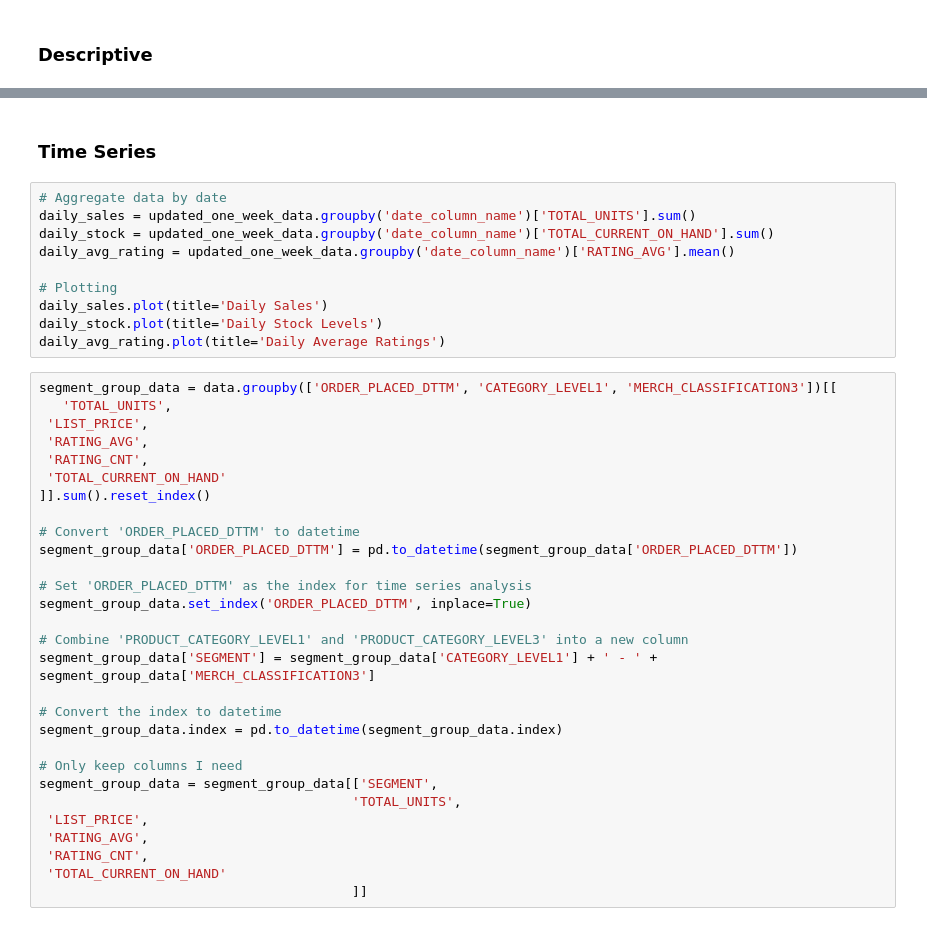
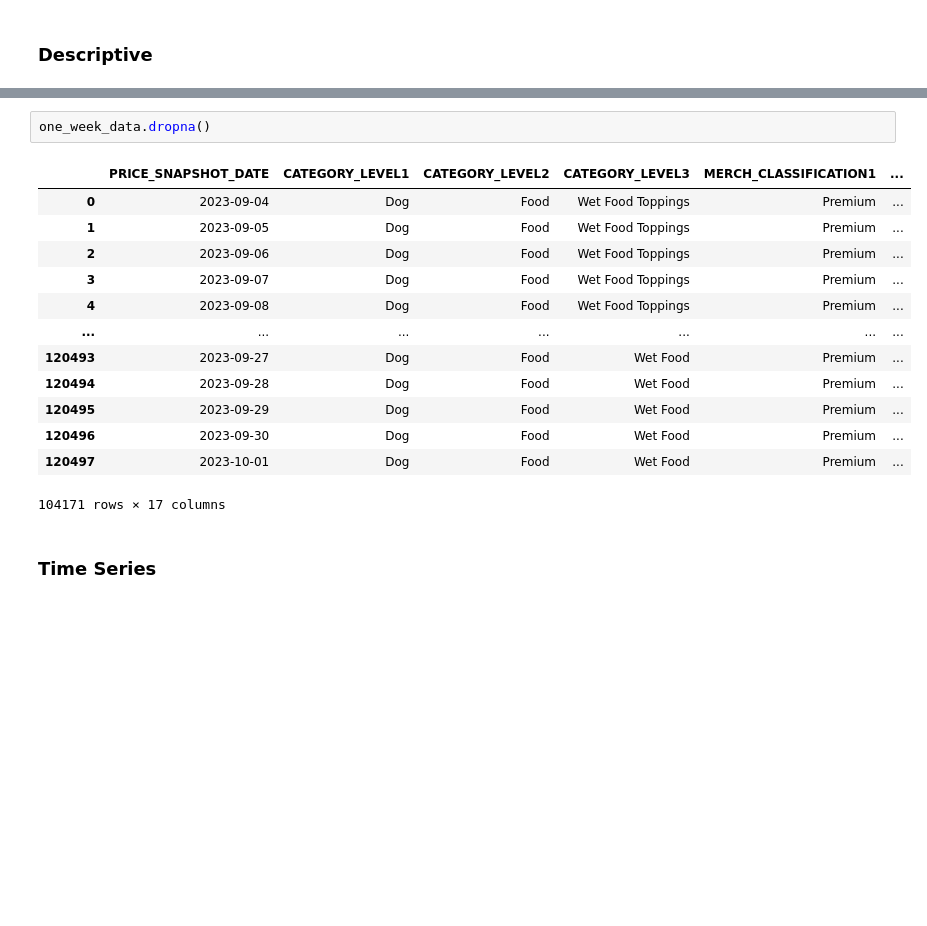
Before and after one commit to yli3-chwy/PulseGuard-Sales, a Jupyter notebook: notebooks/oneweek_Premium_eda.ipynb, the cells around one changed output, grey strips where cells are left out. Drawn from its saved outputs; the diff is of its cells as text; blank space fills up the shorter version.

```diff
--- a/notebooks/oneweek_Premium_eda.ipynb
+++ b/notebooks/oneweek_Premium_eda.ipynb
@@ -86,44 +112,21 @@ TOTAL_DISTINCT_CUSTOMER_IDS         0
 TOTAL_HIT_NUMBER                    0
 RECORD_HIT_NUMBER                   0
 dtype: int64
+# %%
+one_week_data.dropna()
+# %% [output]
+|  | PRICE_SNAPSHOT_DATE | CATEGORY_LEVEL1 | CATEGORY_LEVEL2 | CATEGORY_LEVEL3 | MERCH_CLASSIFICATION1 | ... |
+| 0 | 2023-09-04 | Dog | Food | Wet Food Toppings | Premium | ... |
+| 1 | 2023-09-05 | Dog | Food | Wet Food Toppings | Premium | ... |
+| 2 | 2023-09-06 | Dog | Food | Wet Food Toppings | Premium | ... |
+| 3 | 2023-09-07 | Dog | Food | Wet Food Toppings | Premium | ... |
+| 4 | 2023-09-08 | Dog | Food | Wet Food Toppings | Premium | ... |
+| ... | ... | ... | ... | ... | ... | ... |
+| 120493 | 2023-09-27 | Dog | Food | Wet Food | Premium | ... |
+| 120494 | 2023-09-28 | Dog | Food | Wet Food | Premium | ... |
+| 120495 | 2023-09-29 | Dog | Food | Wet Food | Premium | ... |
+| 120496 | 2023-09-30 | Dog | Food | Wet Food | Premium | ... |
+| 120497 | 2023-10-01 | Dog | Food | Wet Food | Premium | ... |
+104171 rows × 17 columns
 # %% [markdown]
 ### Time Series
-# %%
-# Aggregate data by date
-daily_sales = updated_one_week_data.groupby('date_column_name')['TOTAL_UNITS'].sum()
-daily_stock = updated_one_week_data.groupby('date_column_name')['TOTAL_CURRENT_ON_HAND'].sum()
-daily_avg_rating = updated_one_week_data.groupby('date_column_name')['RATING_AVG'].mean()
-
-# Plotting
-daily_sales.plot(title='Daily Sales')
-daily_stock.plot(title='Daily Stock Levels')
-daily_avg_rating.plot(title='Daily Average Ratings')
-# %%
-segment_group_data = data.groupby(['ORDER_PLACED_DTTM', 'CATEGORY_LEVEL1', 'MERCH_CLASSIFICATION3'])[[
-   'TOTAL_UNITS',
- 'LIST_PRICE',
- 'RATING_AVG',
- 'RATING_CNT',
- 'TOTAL_CURRENT_ON_HAND'
-]].sum().reset_index()
-
-# Convert 'ORDER_PLACED_DTTM' to datetime
-segment_group_data['ORDER_PLACED_DTTM'] = pd.to_datetime(segment_group_data['ORDER_PLACED_DTTM'])
-
-# Set 'ORDER_PLACED_DTTM' as the index for time series analysis
-segment_group_data.set_index('ORDER_PLACED_DTTM', inplace=True)
-
-# Combine 'PRODUCT_CATEGORY_LEVEL1' and 'PRODUCT_CATEGORY_LEVEL3' into a new column
-segment_group_data['SEGMENT'] = segment_group_data['CATEGORY_LEVEL1'] + ' - ' + segment_group_data['MERCH_CLASSIFICATION3']
-
-# Convert the index to datetime
-segment_group_data.index = pd.to_datetime(segment_group_data.index)
-
-# Only keep columns I need
-segment_group_data = segment_group_data[['SEGMENT',
-                                        'TOTAL_UNITS',
- 'LIST_PRICE',
- 'RATING_AVG',
- 'RATING_CNT',
- 'TOTAL_CURRENT_ON_HAND'
-                                        ]]
```
Also changed, not shown: parts of 25 cells of this notebook, 1 other file.
